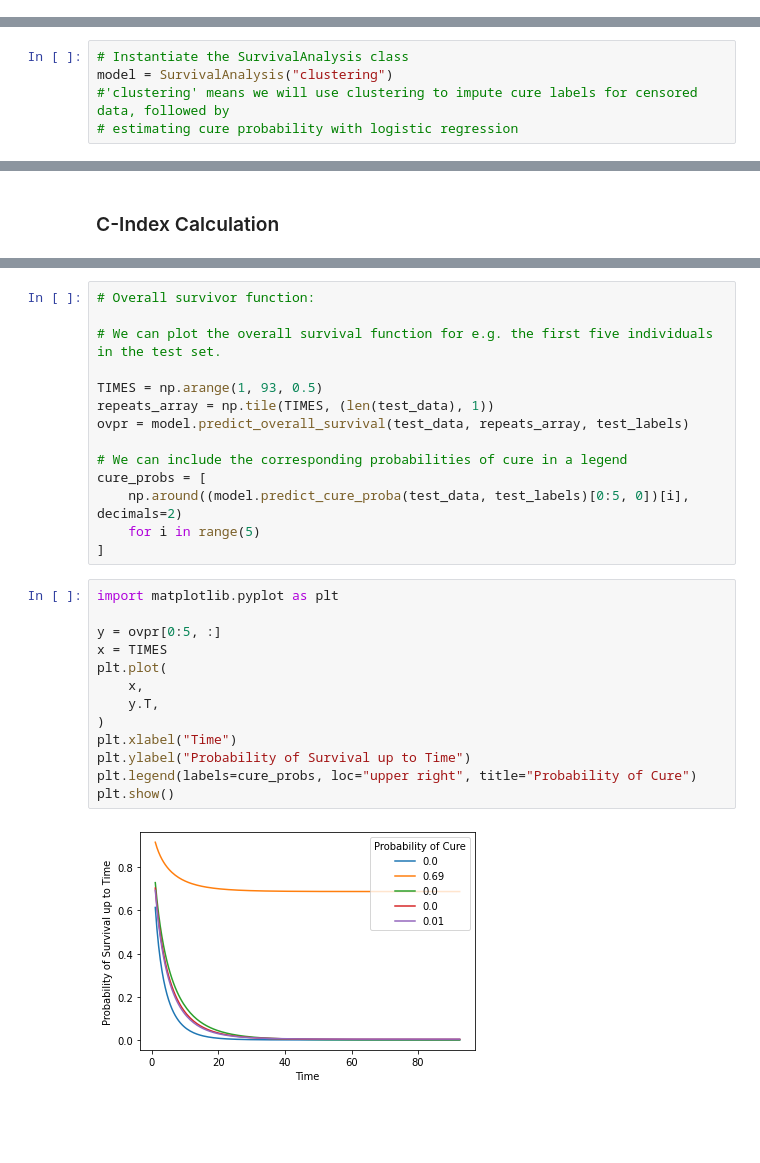
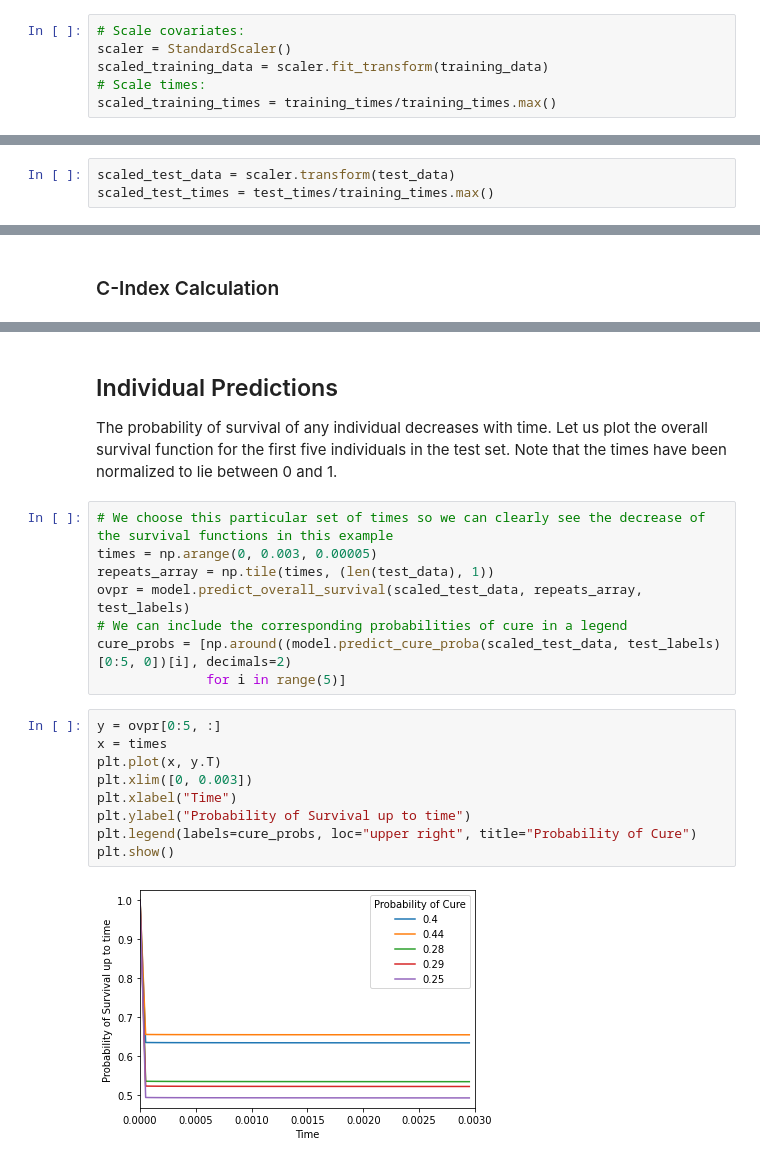
Before and after one commit to Aimpoint-Digital/apd-crs, a Jupyter notebook: docs/tutorials/Manufacturing.ipynb, the cells around one changed output, grey strips where cells are left out. Saved outputs shown, nothing was run; the diff lists cells and outputs as text; blank space fills up the shorter version.

```diff
--- a/docs/tutorials/Manufacturing.ipynb
+++ b/docs/tutorials/Manufacturing.ipynb
@@ -92,7 +103,8 @@ test_times = test_times / training_times.max()
+# %%
+# Scale covariates:
+scaler = StandardScaler()
+scaled_training_data = scaler.fit_transform(training_data)
+# Scale times:
+scaled_training_times = training_times/training_times.max()
 # %% [markdown]
 ## Using the SurvivalAnalysis Class: Model Fitting
-# %%
-# Instantiate the SurvivalAnalysis class
-model = SurvivalAnalysis("clustering")
-#'clustering' means we will use clustering to impute cure labels for censored data, followed by
-# estimating cure probability with logistic regression
@@ -107,3 +119,6 @@ model.survival_fit(
+# %%
+scaled_test_data = scaler.transform(test_data)
+scaled_test_times = test_times/training_times.max()
 # %% [markdown]
 ## Evaluating Model Performance
 # %% [markdown]
@@ -181,29 +172,22 @@ top_ten_feats.plot.bar()
+# %% [markdown]
+## Individual Predictions
+The probability of survival of any individual decreases with time. Let us plot the overall survival function for the first five individuals in the test set. Note that the times have been normalized to lie between 0 and 1.
 # %%
-# Overall survivor function:
-
-# We can plot the overall survival function for e.g. the first five individuals in the test set.
-
-TIMES = np.arange(1, 93, 0.5)
-repeats_array = np.tile(TIMES, (len(test_data), 1))
-ovpr = model.predict_overall_survival(test_data, repeats_array, test_labels)
-
+# We choose this particular set of times so we can clearly see the decrease of the survival functions in this example
+times = np.arange(0, 0.003, 0.00005)
+repeats_array = np.tile(times, (len(test_data), 1))
+ovpr = model.predict_overall_survival(scaled_test_data, repeats_array, test_labels)
 # We can include the corresponding probabilities of cure in a legend
-cure_probs = [
-    np.around((model.predict_cure_proba(test_data, test_labels)[0:5, 0])[i], decimals=2)
-    for i in range(5)
-]
+cure_probs = [np.around((model.predict_cure_proba(scaled_test_data, test_labels)[0:5, 0])[i], decimals=2)
+              for i in range(5)]
 # %%
-import matplotlib.pyplot as plt
-
 y = ovpr[0:5, :]
-x = TIMES
-plt.plot(
-    x,
-    y.T,
-)
+x = times
+plt.plot(x, y.T)
+plt.xlim([0, 0.003])
 plt.xlabel("Time")
-plt.ylabel("Probability of Survival up to Time")
+plt.ylabel("Probability of Survival up to time")
 plt.legend(labels=cure_probs, loc="upper right", title="Probability of Cure")
 plt.show()
 # %% [output]
-[figure, old version]
+[figure, new version]
```
Also changed, not shown: parts of 41 cells of this notebook.
